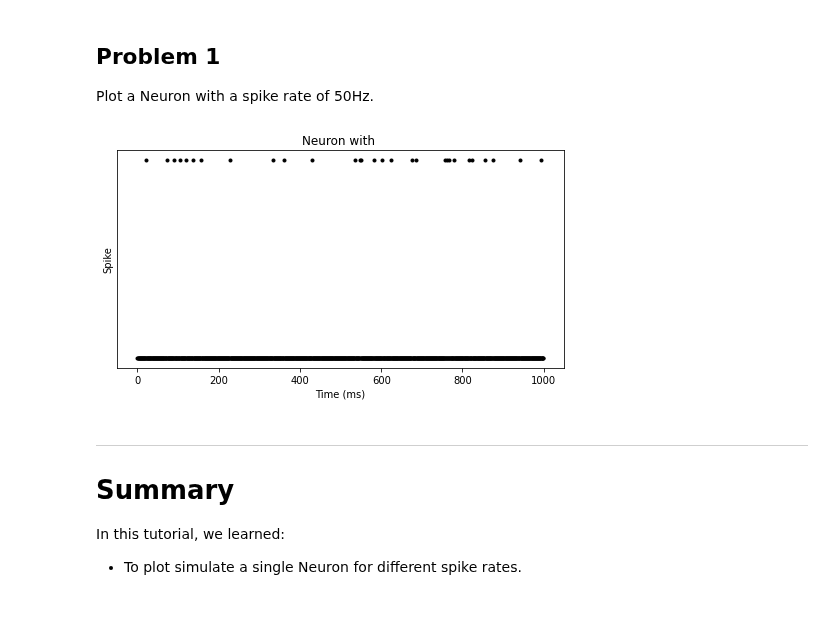
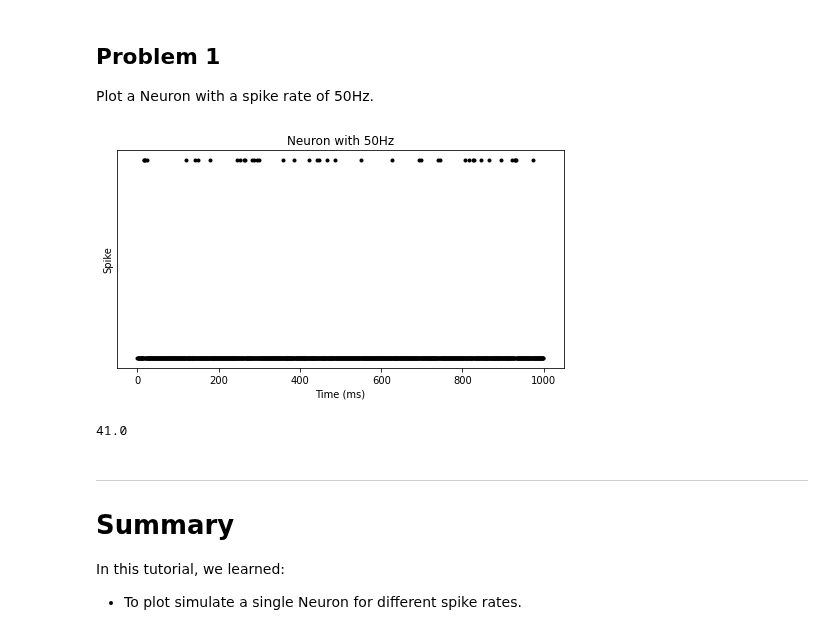
Before and after one commit to john-s-butler-dit/Basic-Introduction-to-Python, a Jupyter notebook: W2T1 Simulate a Spiking Neuron.ipynb, the cells around one changed output. Cells and saved outputs as stored; diff of their text form; code cells hidden in the pictures.

```diff
--- a/W2T1 Simulate a Spiking Neuron.ipynb
+++ b/W2T1 Simulate a Spiking Neuron.ipynb
@@ -85,23 +108,30 @@ Plot a Neuron with a spike rate of 50Hz.
 # %%
 ##############################################################################
 ## INSERT: Plot a Neuron with a spike rate of 50Hz.
 ##############################################################################
 
 Random_numbers=np.random.uniform(0,1,1000)
 
+######################### ANSWER ####################################
+Spike_Rate=50
+######################### ANSWER ####################################
 Spike_Probability_Threshold=poisson.pmf(1, Spike_Rate/1000)
 Spikes=np.zeros(1000)
 Spikes[Random_numbers<Spike_Probability_Threshold]=1
 
 fig = plt.figure(figsize=(8,4)) # This setups the size of the figure
 plt.plot(Spikes,'.',color='black')
 plt.xlabel('Time (ms)')
 plt.ylabel('Spike')
 plt.yticks([])
-plt.title('Neuron with ')
+plt.title('Neuron with 50Hz')
 plt.show() # This plots the figure
 # %% [output]
-[figure, old version]
+[figure, new version]
+# %%
+Spikes.sum()
+# %% [output]
+41.0
 # %% [markdown]
 ---
 # Summary
```
Also changed, not shown: parts of 8 cells of this notebook.
